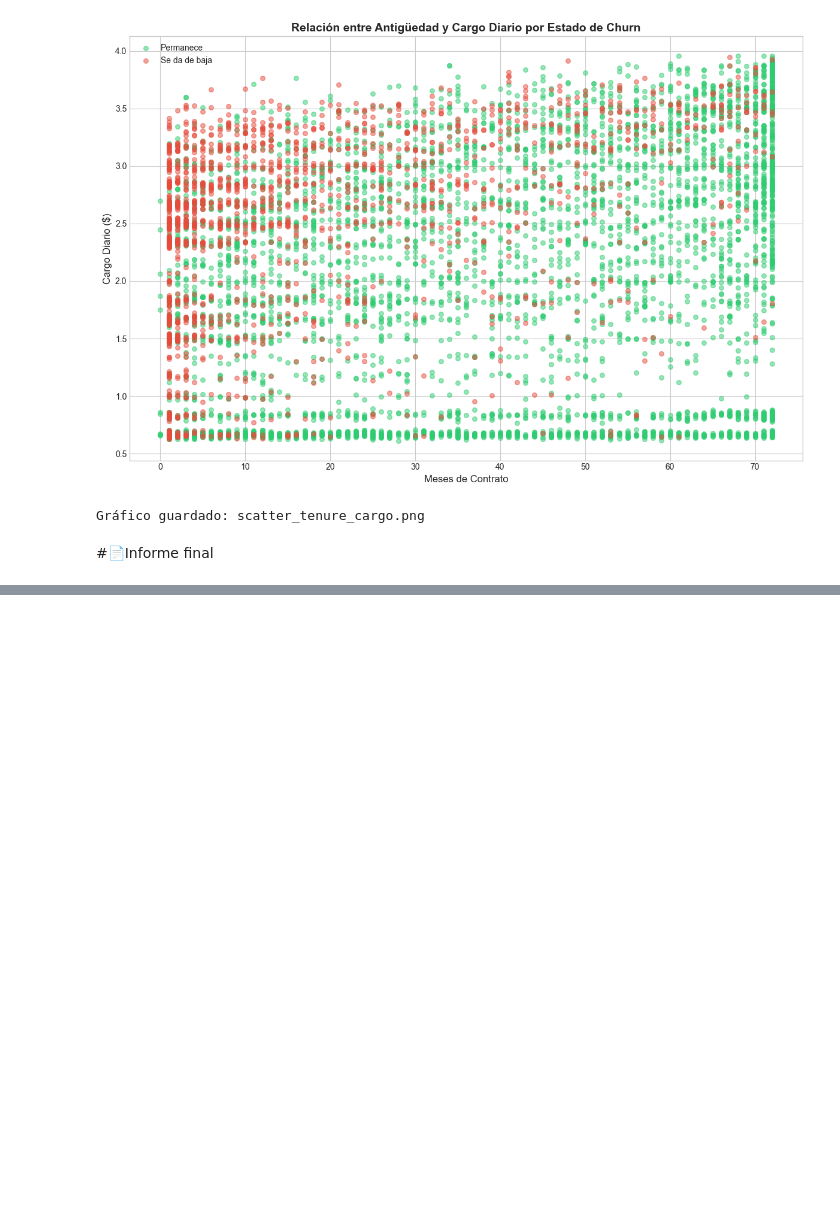
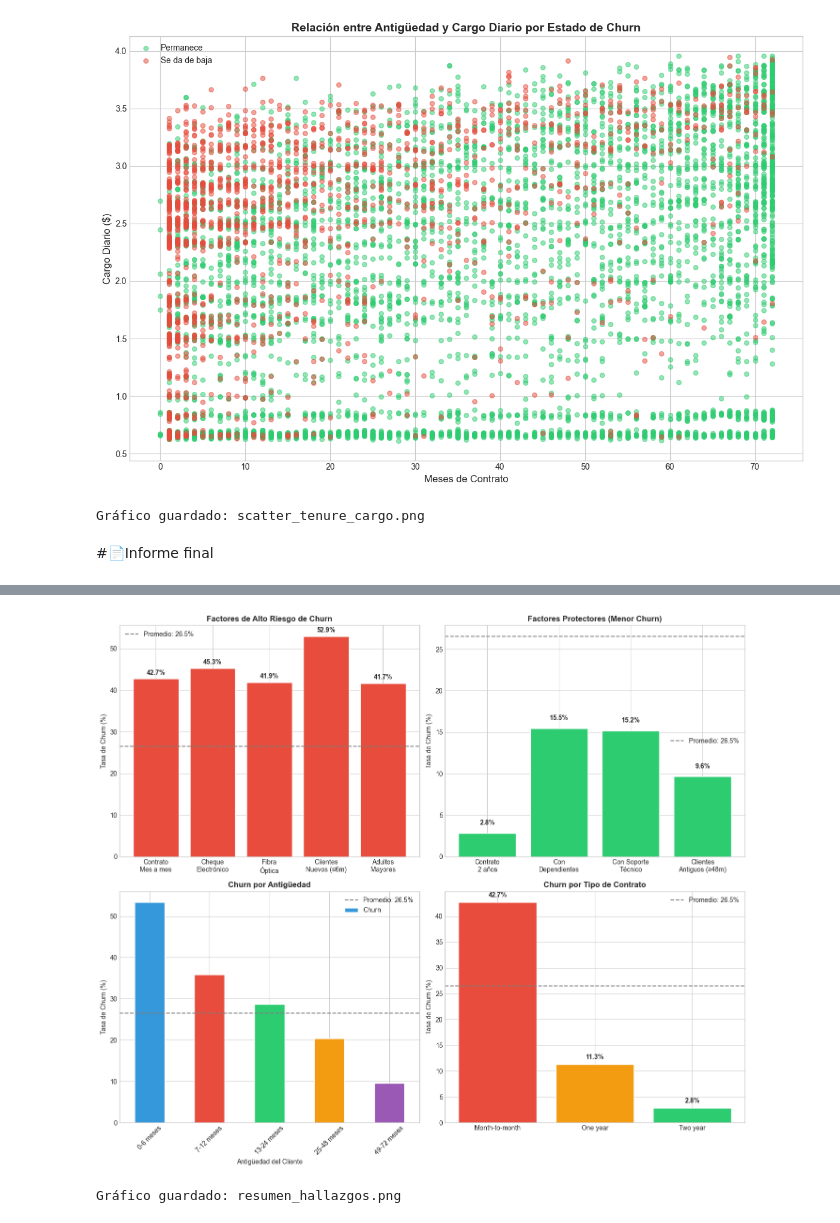
Before and after one commit to anothereverr/oracle-alura-data-science-challenge-2, a Jupyter notebook: TelecomX_LATAM.ipynb, the cells around one changed output, grey strips where cells are left out. Saved outputs shown, nothing was run; the diff lists cells and outputs as text; code cells hidden in the pictures; blank space fills up the shorter version.

Commit message:
feat: add resume graph

```diff
--- a/TelecomX_LATAM.ipynb
+++ b/TelecomX_LATAM.ipynb
@@ -792,0 +900,71 @@ Gráfico guardado: scatter_tenure_cargo.png
+# %%
+# Grafico de resumen
+fig, axes = plt.subplots(2, 2, figsize=(14, 12))
+
+# 1. Top factores de riesgo
+ax1 = axes[0, 0]
+risk_factors = {
+    'Contrato\nMes a mes': churn_mensual,
+    'Cheque\nElectrónico': churn_echeck,
+    'Fibra\nÓptica': churn_fiber,
+    'Clientes\nNuevos (≤6m)': churn_nuevos,
+    'Adultos\nMayores': churn_senior
+}
+bars = ax1.bar(risk_factors.keys(), risk_factors.values(), color='#e74c3c', edgecolor='white')
+ax1.axhline(y=tasa_churn, color='gray', linestyle='--', label=f'Promedio: {tasa_churn:.1f}%')
+ax1.set_ylabel('Tasa de Churn (%)')
+ax1.set_title('Factores de Alto Riesgo de Churn', fontsize=12, fontweight='bold')
+ax1.legend()
+for bar, val in zip(bars, risk_factors.values()):
+    ax1.text(bar.get_x() + bar.get_width()/2, bar.get_height() + 1, f'{val:.1f}%',
+             ha='center', fontweight='bold')
+
+# 2. Factores protectores
+ax2 = axes[0, 1]
+protect_factors = {
+    'Contrato\n2 años': churn_2year,
+    'Con\nDependientes': churn_dep,
+    'Con Soporte\nTécnico': churn_tech,
+    'Clientes\nAntiguos (≥48m)': churn_antiguos
+}
+bars = ax2.bar(protect_factors.keys(), protect_factors.values(), color='#2ecc71', edgecolor='white')
+ax2.axhline(y=tasa_churn, color='gray', linestyle='--', label=f'Promedio: {tasa_churn:.1f}%')
+ax2.set_ylabel('Tasa de Churn (%)')
+ax2.set_title('Factores Protectores (Menor Churn)', fontsize=12, fontweight='bold')
+ax2.legend()
+for bar, val in zip(bars, protect_factors.values()):
+    ax2.text(bar.get_x() + bar.get_width()/2, bar.get_height() + 1, f'{val:.1f}%',
+             ha='center', fontweight='bold')
+
+# 3. Churn por antigüedad
+ax3 = axes[1, 0]
+tenure_churn = df.groupby('Rango_Tenure')['Churn'].apply(lambda x: (x == 'Yes').mean() * 100)
+tenure_churn.plot(kind='bar', ax=ax3, color=PALETTE[:len(tenure_churn)], edgecolor='white')
+ax3.axhline(y=tasa_churn, color='gray', linestyle='--', label=f'Promedio: {tasa_churn:.1f}%')
+ax3.set_ylabel('Tasa de Churn (%)')
+ax3.set_xlabel('Antigüedad del Cliente')
+ax3.set_title('Churn por Antigüedad', fontsize=12, fontweight='bold')
+ax3.legend()
+ax3.tick_params(axis='x', rotation=45)
+
+# 4. Churn por tipo de contrato
+ax4 = axes[1, 1]
+contract_churn = df.groupby('Tipo_Contrato')['Churn'].apply(lambda x: (x == 'Yes').mean() * 100)
+contract_churn = contract_churn.sort_values(ascending=False)
+bars = ax4.bar(contract_churn.index, contract_churn.values,
+               color=['#e74c3c', '#f39c12', '#2ecc71'], edgecolor='white')
+ax4.axhline(y=tasa_churn, color='gray', linestyle='--', label=f'Promedio: {tasa_churn:.1f}%')
+ax4.set_ylabel('Tasa de Churn (%)')
+ax4.set_title('Churn por Tipo de Contrato', fontsize=12, fontweight='bold')
+ax4.legend()
+for bar, val in zip(bars, contract_churn.values):
+    ax4.text(bar.get_x() + bar.get_width()/2, bar.get_height() + 1, f'{val:.1f}%',
+             ha='center', fontweight='bold')
+
+plt.tight_layout()
+plt.savefig('resumen_hallazgos.png', dpi=150, bbox_inches='tight')
+plt.show()
+print("Gráfico guardado: resumen_hallazgos.png")
+# %% [output]
+[figure, added]
+Gráfico guardado: resumen_hallazgos.png
```
Also changed, not shown: parts of 2 cells of this notebook, 1 other file.
